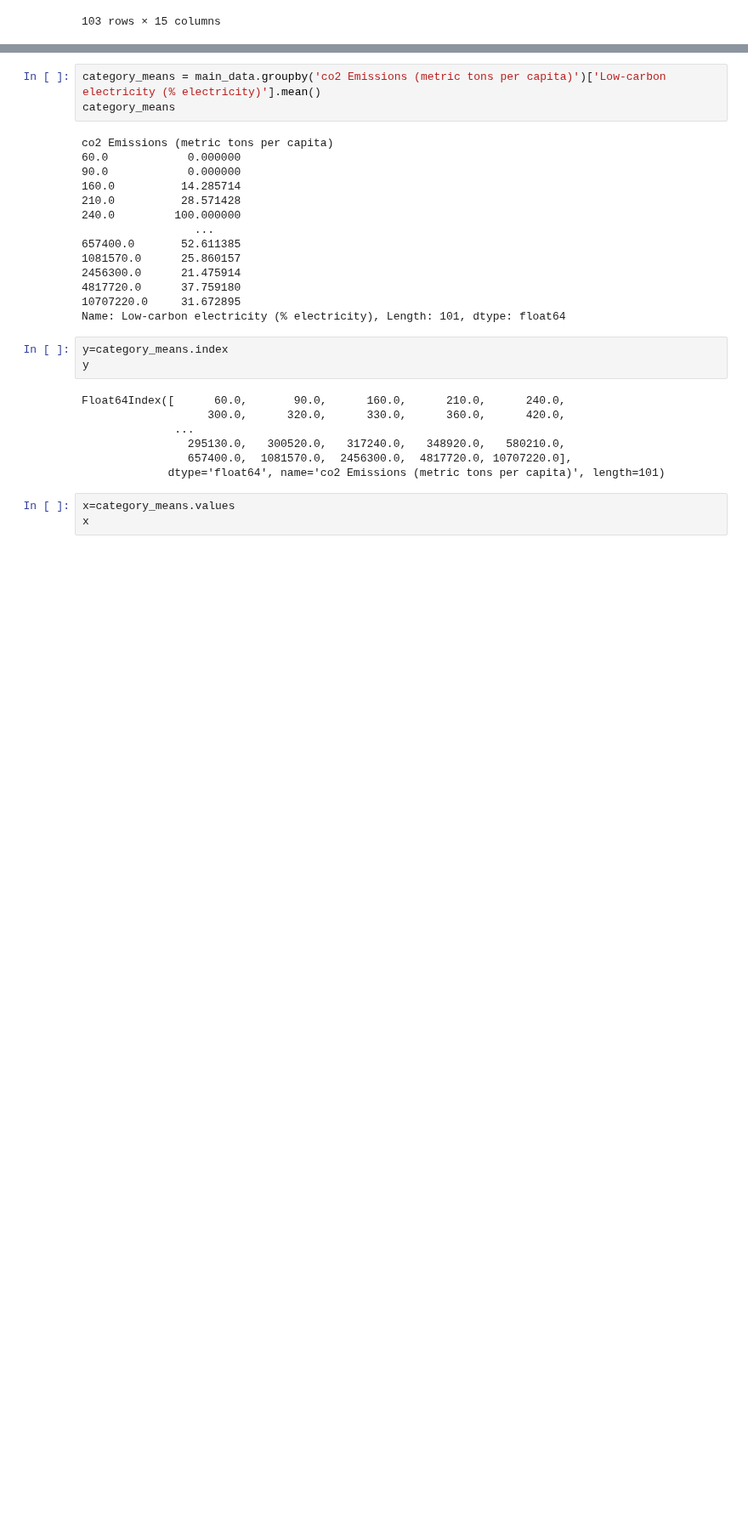
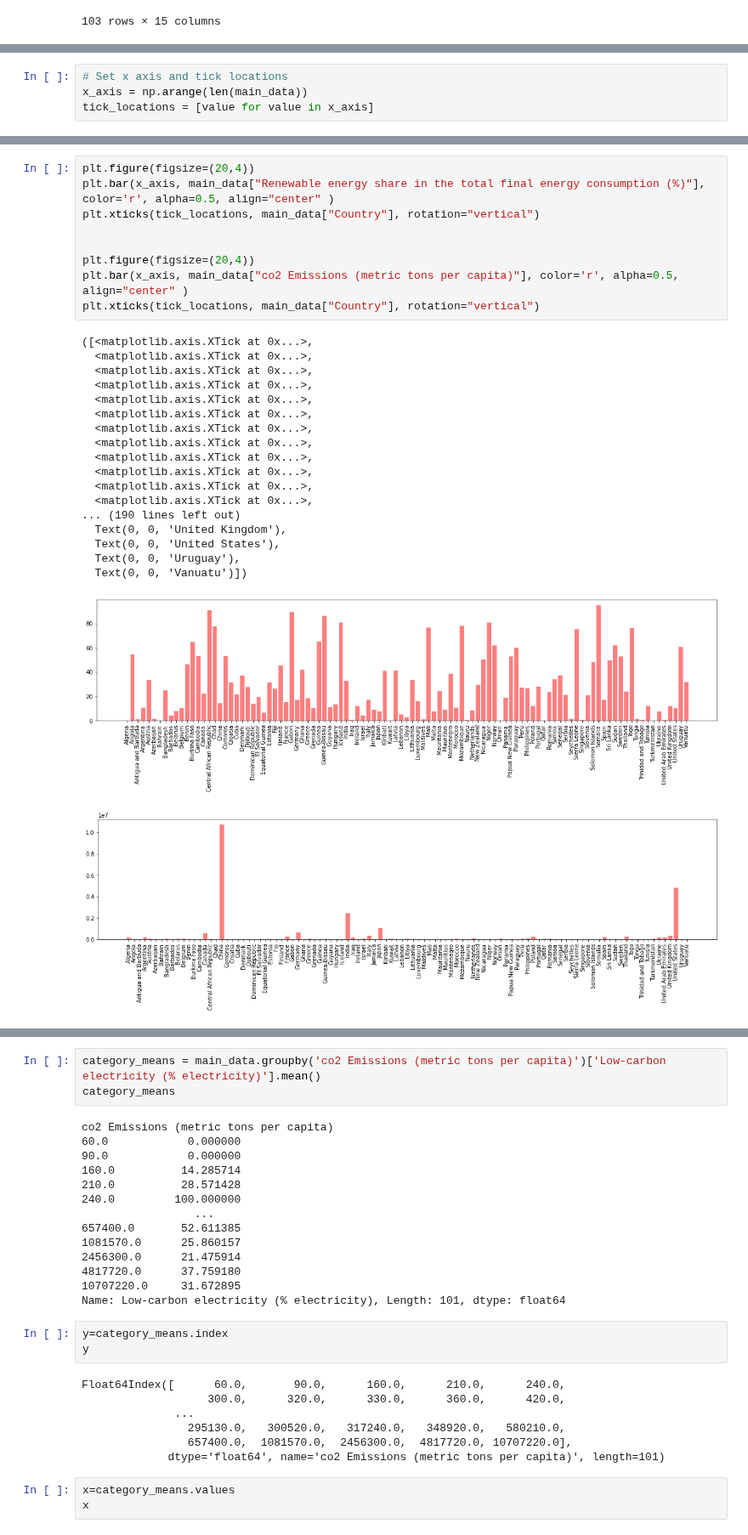
Before and after one commit to yosieph/Project1, a Jupyter notebook: project1.ipynb, the cells around one changed output, grey strips where cells are left out. Shown at 85% size. Drawn from its saved outputs; the diff is of its cells as text; blank space fills up the shorter version.

```diff
--- a/project1.ipynb
+++ b/project1.ipynb
@@ -717,0 +729,4 @@ plt.show()
+# %%
+# Set x axis and tick locations
+x_axis = np.arange(len(main_data))
+tick_locations = [value for value in x_axis]
@@ -717,0 +754,29 @@ plt.show()
+# %%
+plt.figure(figsize=(20,4))
+plt.bar(x_axis, main_data["Renewable energy share in the total final energy consumption (%)"], color='r', alpha=0.5, align="center" )
+plt.xticks(tick_locations, main_data["Country"], rotation="vertical")
+
+
+plt.figure(figsize=(20,4))
+plt.bar(x_axis, main_data["co2 Emissions (metric tons per capita)"], color='r', alpha=0.5, align="center" )
+plt.xticks(tick_locations, main_data["Country"], rotation="vertical")
+# %% [output]
+([<matplotlib.axis.XTick at 0x...>,
+  <matplotlib.axis.XTick at 0x...>,
+  <matplotlib.axis.XTick at 0x...>,
+  <matplotlib.axis.XTick at 0x...>,
+  <matplotlib.axis.XTick at 0x...>,
+  <matplotlib.axis.XTick at 0x...>,
+  <matplotlib.axis.XTick at 0x...>,
+  <matplotlib.axis.XTick at 0x...>,
+  <matplotlib.axis.XTick at 0x...>,
+  <matplotlib.axis.XTick at 0x...>,
+  <matplotlib.axis.XTick at 0x...>,
+  <matplotlib.axis.XTick at 0x...>,
+... (190 lines left out)
+  Text(0, 0, 'United Kingdom'),
+  Text(0, 0, 'United States'),
+  Text(0, 0, 'Uruguay'),
+  Text(0, 0, 'Vanuatu')])
+[figure, added]
+[figure, added]
```
Also changed, not shown: parts of 25 cells of this notebook.
